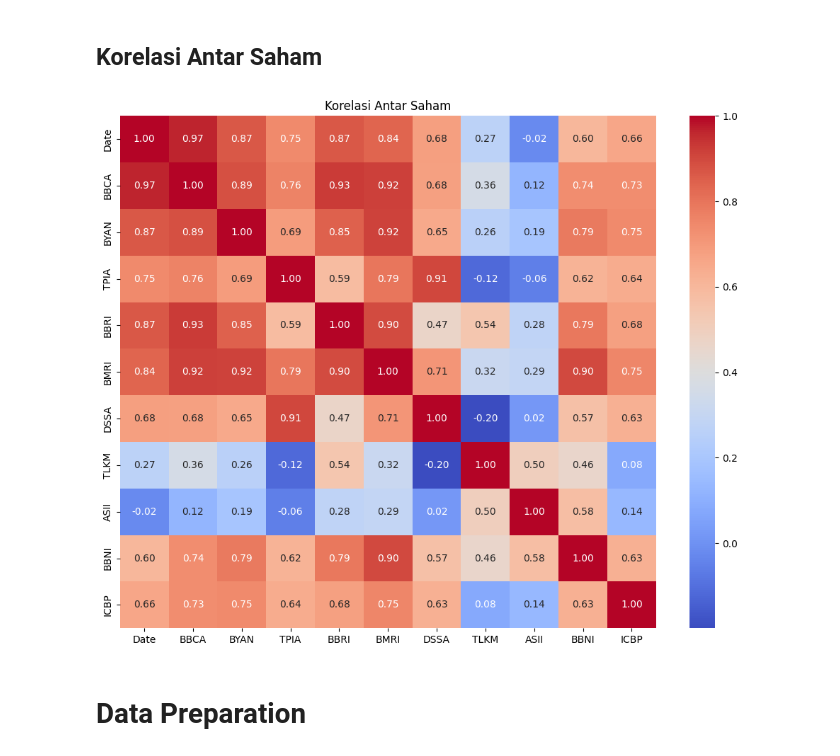
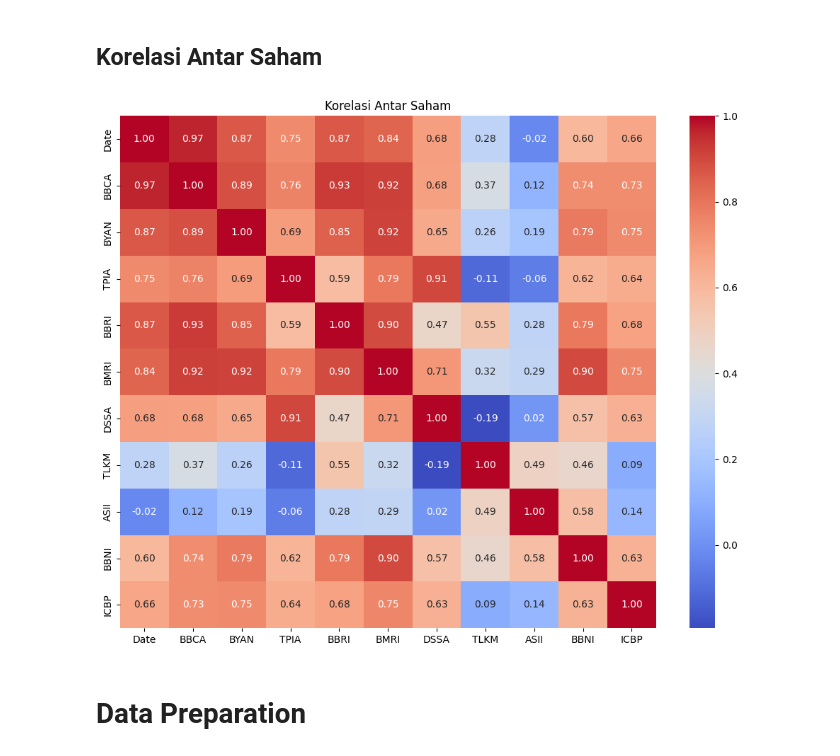
Before and after one commit to Satyavira/render, a Jupyter notebook: Project_Capstone.ipynb, the cells around one changed output. Drawn from its saved outputs; the diff is of its cells as text; code cells hidden in the pictures.

Commit message:
fix: Change missing value handling

```diff
--- a/Project_Capstone.ipynb
+++ b/Project_Capstone.ipynb
@@ -91,0 +86,4 @@ dtype: int64
+# %%
+df_all_ffil = df_all.ffill()
+display(df_all_ffil.loc["2019-06-18"])
+display(df_all_ffil.loc["2019-06-19"])
@@ -96,8 +119,8 @@ df_all.shape
 # %% [markdown]
 ## Mengganti Nama Kolom
 # %%
-df_all.columns = df_all.columns.str.replace('.JK', '', regex=False)
-df_all
+df_all_ffil.columns = df_all_ffil.columns.str.replace('.JK', '', regex=False)
+df_all_ffil
 # %% [output]
 |  | BBCA | BYAN | TPIA | BBRI | BMRI | DSSA | TLKM | ASII | BBNI | ICBP |
 | Date |  |  |  |  |  |  |  |  |  |  |
@@ -136,0 +143,3 @@ df_all
+# %%
+df_all_ffil = df_all_ffil.reset_index()
+df_all_ffil
@@ -145,7 +168,7 @@ Jumlah duplikasi data: 0
 # %% [markdown]
 Karena data yang dibutuhkan merupakan data time series, maka datanya harus berurutan berdasarkan waktu (Kolom `Date`)
 # %%
-df_all = df_all.sort_values(by="Date", ascending=True)
-df_all
+df_all_ffil = df_all_ffil.sort_values(by="Date", ascending=True)
+df_all_ffil
 # %% [output]
 |  | Date | BBCA | BYAN | TPIA | BBRI | BMRI | DSSA | TLKM | ASII | BBNI | ICBP |
@@ -248,13 +271,13 @@ plt.show()
 ## Korelasi Antar Saham
 # %%
 plt.figure(figsize=(10, 8))
-correlation_matrix = df_all.corr()
+correlation_matrix = df_all_ffil.corr()
 sns.heatmap(correlation_matrix, annot=True, cmap='coolwarm', fmt=".2f")
 plt.title("Korelasi Antar Saham")
 plt.tight_layout()
 plt.show()
 # %% [output]
-[figure, old version]
+[figure, new version]
 # %% [markdown]
 # Data Preparation
 # %% [markdown]
```
Also changed, not shown: parts of 17 cells of this notebook.
